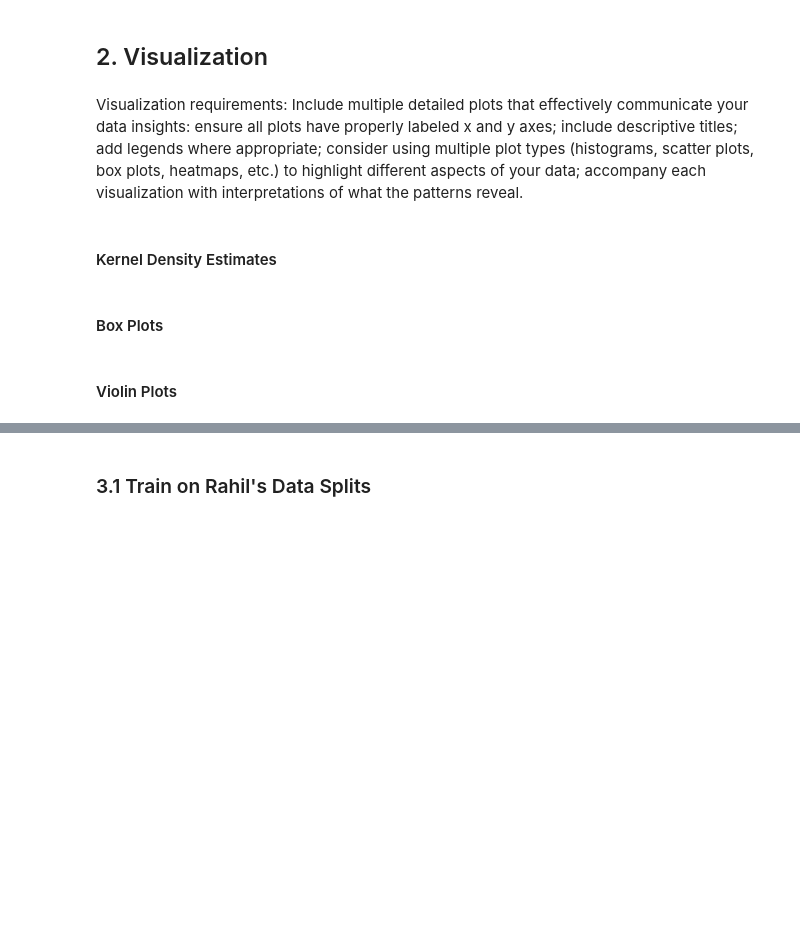
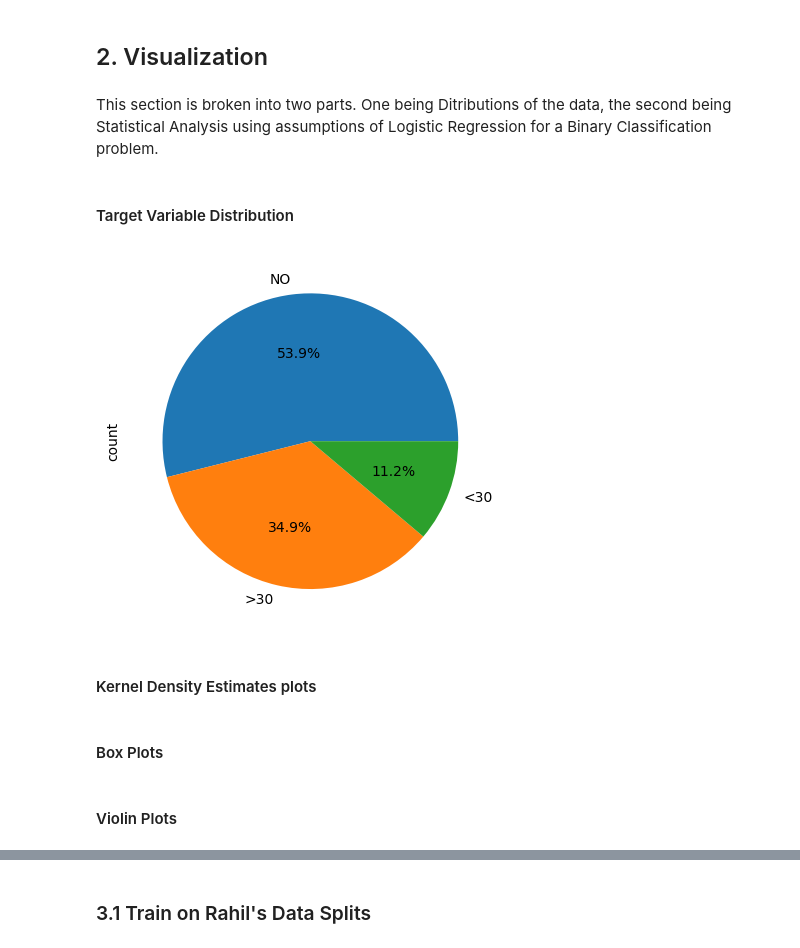
Before and after one commit to cpfrish/diabetes-readmission, a Jupyter notebook: notebooks/colin_viz_transformer.ipynb, the cells around one changed output, grey strips where cells are left out. Saved outputs shown, nothing was run; the diff lists cells and outputs as text; code cells hidden in the pictures; blank space fills up the shorter version.

```diff
--- a/notebooks/colin_viz_transformer.ipynb
+++ b/notebooks/colin_viz_transformer.ipynb
@@ -68,13 +80,25 @@ Validation split shape: (14304, 43)
 Test split shape: (14304, 43)
 # %% [markdown]
 ## 2. Visualization
-# %% [markdown]
-Visualization requirements: Include multiple detailed plots that effectively communicate your data insights: ensure all plots have properly labeled x and y axes; include descriptive titles; add legends where appropriate; consider using multiple plot types (histograms, scatter plots, box plots, heatmaps, etc.) to highlight different aspects of your data; accompany each visualization with interpretations of what the patterns reveal.
 # %%
 # Install vegafusion for Altair visualizations
 # %pip install "vegafusion[embed]>=1.5.0"
 # Install vl-convert-python for Altair visualizations
 # %pip install "vl-convert-python>=1.6.0"
-# %% [markdown]
-#### Kernel Density Estimates
+# %% [markdown]
+This section is broken into two parts. One being Ditributions of the data, the second being Statistical Analysis using assumptions of Logistic Regression for a Binary Classification problem.
+# %% [markdown]
+#### Target Variable Distribution
+# %%
+# Visualization of readmission distribution
+df["readmitted"].value_counts() / len(df)
+counts = df["readmitted"].value_counts()
+
+percentages = counts * 100 / len(df)
+
+fig, ax = plt.subplots()
+percentages.plot(kind="pie", ax=ax, autopct="%1.1f%%")
+plt.show()
+# %% [output]
+[figure, added]
 # %%
@@ -89,6 +114,8 @@ continuous_features = [
     "number_diagnoses",
     "age_mid",
 ]
+# %% [markdown]
+#### Kernel Density Estimates plots
 # %%
 def create_kde_plots(df, kde_vars, ncols=2):
     """
@@ -132,8 +159,8 @@ def create_kde_plots(df, kde_vars, ncols=2):
         ]
     # Combine all created charts vertically and return them
     return alt.vconcat(*rows)
-# %% [markdown]
-#### Box Plots
+# %% [markdown]
+#### Box Plots
 # %%
 # Box Plots for distributions of key predictors to outcome
 def create_box_plots(df, continuous_features):
@@ -175,8 +202,8 @@ def create_box_plots(df, continuous_features):
     ]
     alt.vconcat(*rows)
     return alt.vconcat(*rows)
-# %% [markdown]
-#### Violin Plots
+# %% [markdown]
+#### Violin Plots
 # %%
 def create_violin_plots(df, continuous_features):
     """
```
Also changed, not shown: parts of 28 cells of this notebook, 10 other files.
